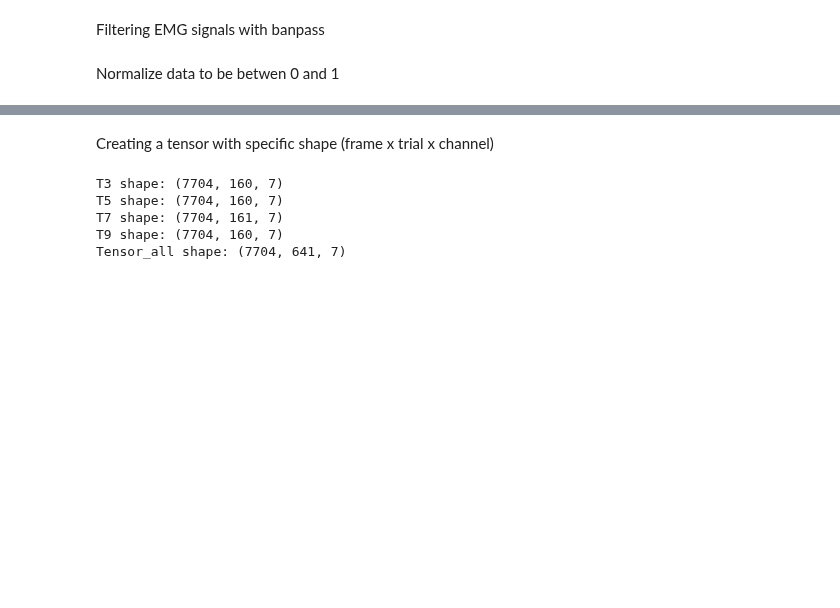
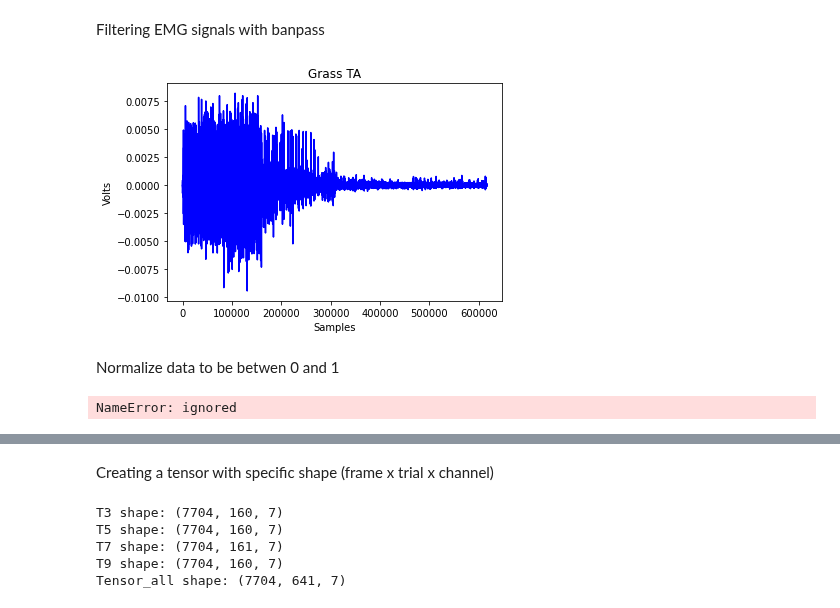
Before and after one commit to Gab2697/Human-Activity-Recognition, a Jupyter notebook: Baseline_CNN.ipynb, the cells around one changed output, grey strips where cells are left out. Drawn from its saved outputs; the diff is of its cells as text; code cells hidden in the pictures; blank space fills up the shorter version.

```diff
--- a/Baseline_CNN.ipynb
+++ b/Baseline_CNN.ipynb
@@ -179,6 +197,17 @@ df_asphalt_7_filt=filteremg(emg=df_asphalt_7, Fs=1926, high_band=20, low_band=50
 
 df_grass_9_filt=filteremg(emg=df_grass_9, Fs=1926, high_band=20, low_band=500)
 df_asphalt_9_filt=filteremg(emg=df_asphalt_9, Fs=1926, high_band=20, low_band=500)
+# %%
+#visualization of data P03 grass
+df_grass=df_grass_3_filt[3]
+len_grass= list(range(0,len(df_grass)))
+plt.plot(len_grass,df_grass,'b')
+plt.title('Grass TA')
+plt.xlabel('Samples')
+plt.ylabel('Volts')
+plt.show()
+# %% [output]
+[figure, added]
 # %% [markdown]
 Normalize data to be betwen 0 and 1
 # %%
@@ -230,7 +259,7 @@ def normalization(emg):
 # %%
 #call normalization function
 df_grass_3_norm=normalization(df_grass_3_filt)
-df_asphalt_3_norm=normalization(df_aspahlt_3_filt)
+df_asphalt_3_norm=normalization(df_asphalt_3_filt)
 
 df_grass_5_norm=normalization(df_grass_5_filt)
 df_asphalt_5_norm=normalization(df_aspahlt_5_filt)
@@ -240,3 +269,5 @@ df_asphalt_7_norm=normalization(df_aspahlt_7_filt)
 
 df_grass_9_norm=normalization(df_grass_9_filt)
 df_asphalt_9_norm=normalization(df_aspahlt_9_filt)
+# %% [output]
+NameError: ignored
```
Also changed, not shown: parts of 6 cells of this notebook.
